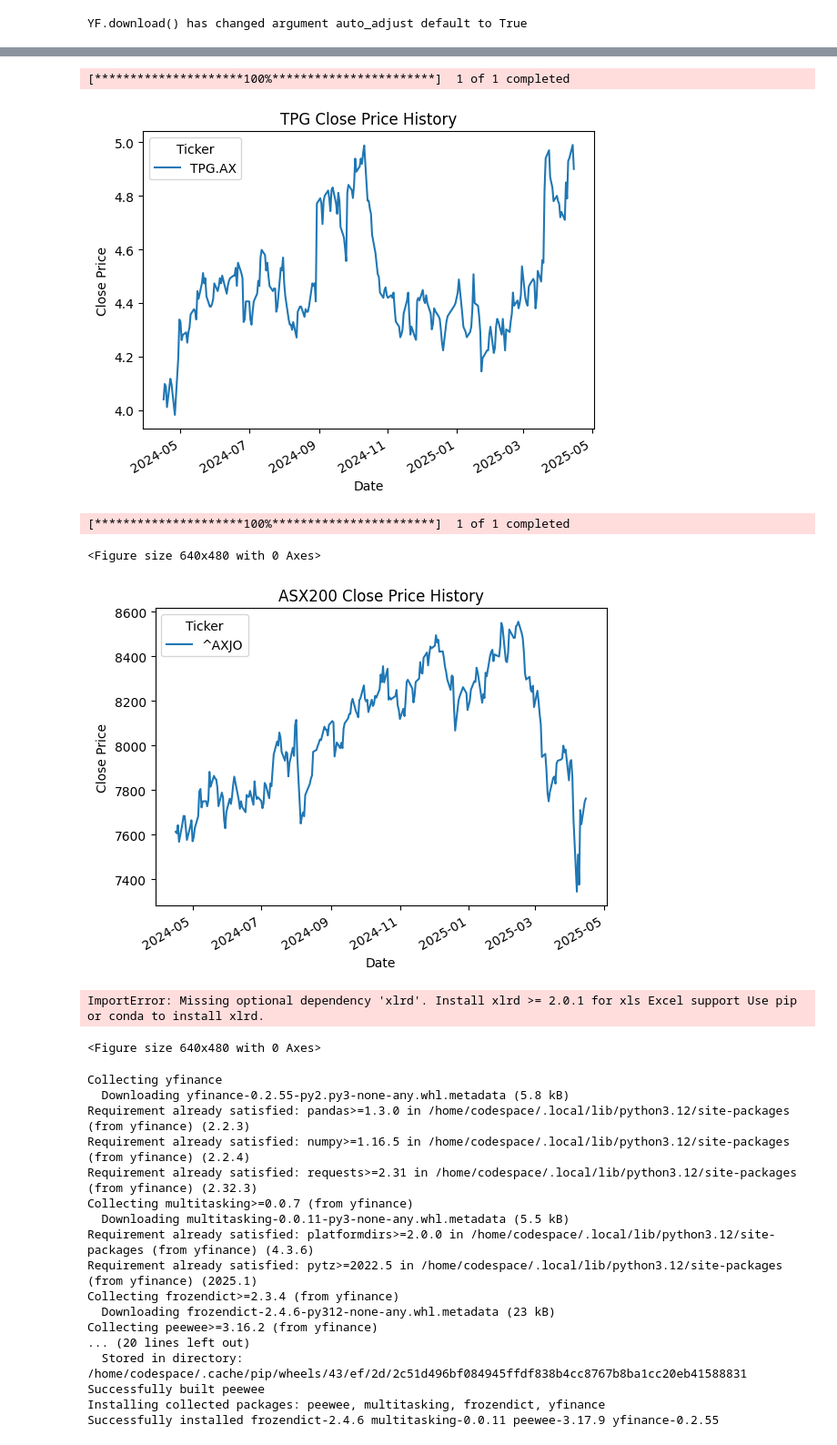
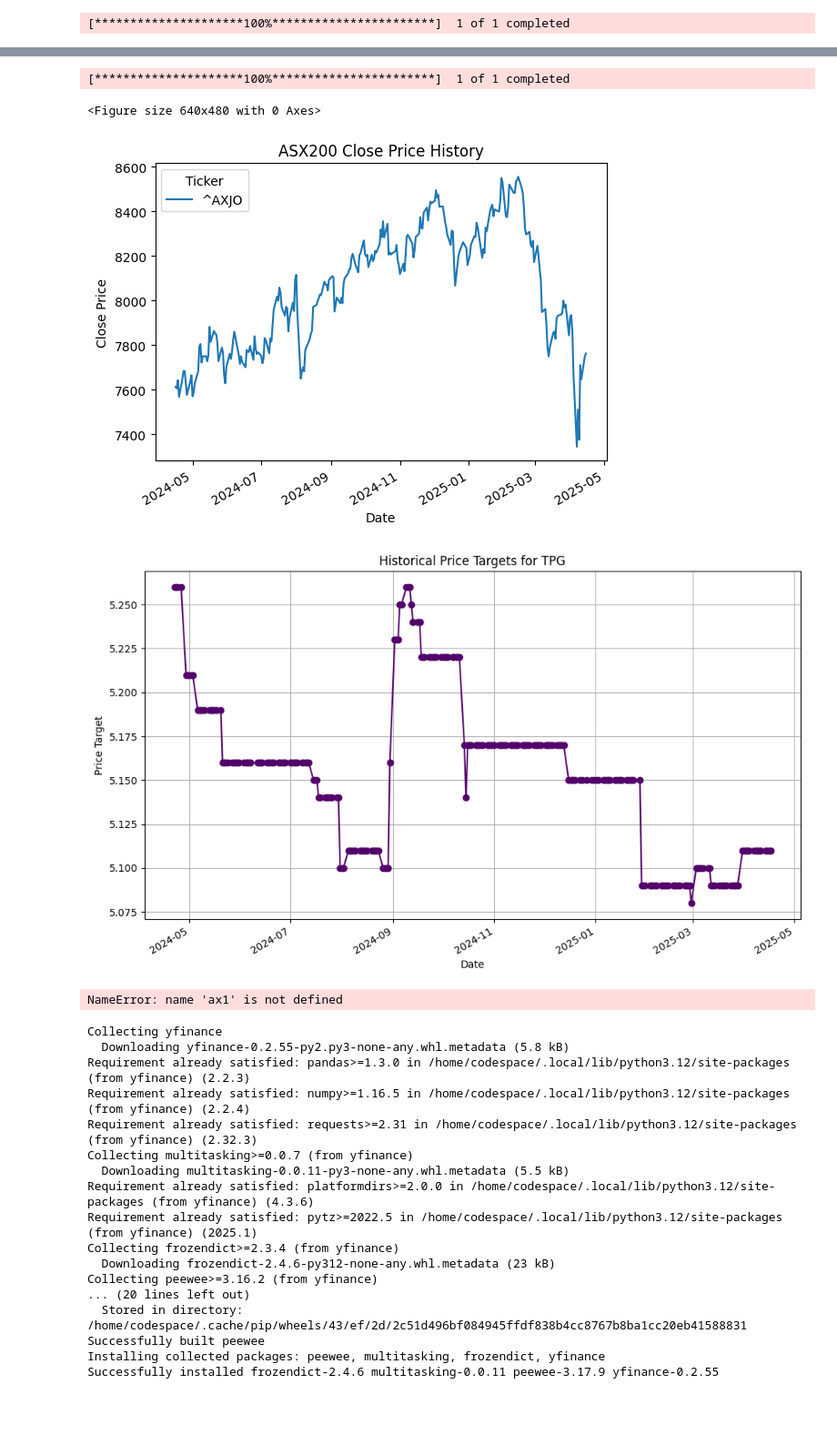
Before and after one commit to minzy123/FINM3422-Group-11, a Jupyter notebook: Charts/Chart Price History.ipynb, the cells around one changed output, grey strips where cells are left out. Shown: that part at 91% size. Cells and saved outputs as stored; diff of their text form; code cells hidden in the pictures; blank space fills up the shorter version.

Commit message:
Historical Price Targets

```diff
--- a/Charts/Chart Price History.ipynb
+++ b/Charts/Chart Price History.ipynb
@@ -3,6 +3,7 @@ import yfinance as yf
 import pandas as pd
 import matplotlib.pyplot as plt  # Import matplotlib for plotting
 
+#Graph 1: TPG Share Price History
 tpg = yf.download(
     tickers='TPG.AX',
     start='2024-04-16',
@@ -24,6 +25,7 @@ asx200 = yf.download(
     auto_adjust=True  # Adjust for stock splits and dividends
 )
 
+#Graph 2: ASX200 Share Price History
 asx200['Close'].plot()
 plt.title('ASX200 Close Price History')
 plt.xlabel('Date')
@@ -32,22 +34,31 @@ plt.show()  # Display the graph
 
 plt.savefig('asx200_close_price_history.png')
 
-# Load the data from the Excel file
-tpg_data = pd.read_excel('TPGsharepricedata.xls')
+#Graph 3:  Historical Price Targets on the Research (taken from a CSV file)
+
+# Load the data from the CSV file
+price_targets = pd.read_csv('Historical_Price_Targets.csv')
 
 # Ensure the 'Date' column is in datetime format
-tpg_data['Date'] = pd.to_datetime(tpg_data['Date'])
+price_targets['Date'] = pd.to_datetime(price_targets['Date'])
 
 # Set the 'Date' column as the index
-tpg_data.set_index('Date', inplace=True)
+price_targets.set_index('Date', inplace=True)
 
-# Create a figure and axis objects
-fig, ax1 = plt.subplots(figsize=(10, 6))
+# Plot the Price Target data
+price_targets['Price Target'].plot(figsize=(10, 6), color='#53006A', marker='o', linestyle='-')
+plt.title('Historical Price Targets for TPG')
+plt.xlabel('Date')
+plt.ylabel('Price Target')
+plt.grid(True)
+plt.tight_layout()
 
-# Plot the share price as a line
-ax1.plot(tpg_data.index, tpg_data['Close'], color='#53006A', label='Close Price')
-ax1.set_xlabel('Date')
-ax1.set_ylabel('Close Price', color='purple')
+# Save the graph
+plt.savefig('historical_price_targets_tpg.png')
+
+#Graph 4: TPG Share Price and Volume (not required in the orginal task sheet)
+# Display the graph
+plt.show()
 ax1.tick_params(axis='y', labelcolor='purple')
 
 # Create a second y-axis for the volume
@@ -70,4 +81,4 @@ ax2.bar(tpg_data.index, tpg_data['Volume'], color='#FFB401', alpha=0.5, label='V
 # Save the updated graph
 plt.savefig('TPG share price and volume.png')
 # %% [output]
-YF.download() has changed argument auto_adjust default to True
+[*********************100%***********************]  1 of 1 completed
@@ -74,10 +86,8 @@ YF.download() has changed argument auto_adjust default to True
 [*********************100%***********************]  1 of 1 completed
-[figure]
-[*********************100%***********************]  1 of 1 completed
+<Figure size 640x480 with 0 Axes>
+[figure]
+[figure, added]
-<Figure size 640x480 with 0 Axes>
+NameError: name 'ax1' is not defined
-[figure]
-ImportError: Missing optional dependency 'xlrd'. Install xlrd >= 2.0.1 for xls Excel support Use pip or conda to install xlrd.
-<Figure size 640x480 with 0 Axes>
 # %%
 !python3 -m pip install yfinance
 # %% [output]
```
Also changed, not shown: parts of 1 cell of this notebook, 4 other files.
